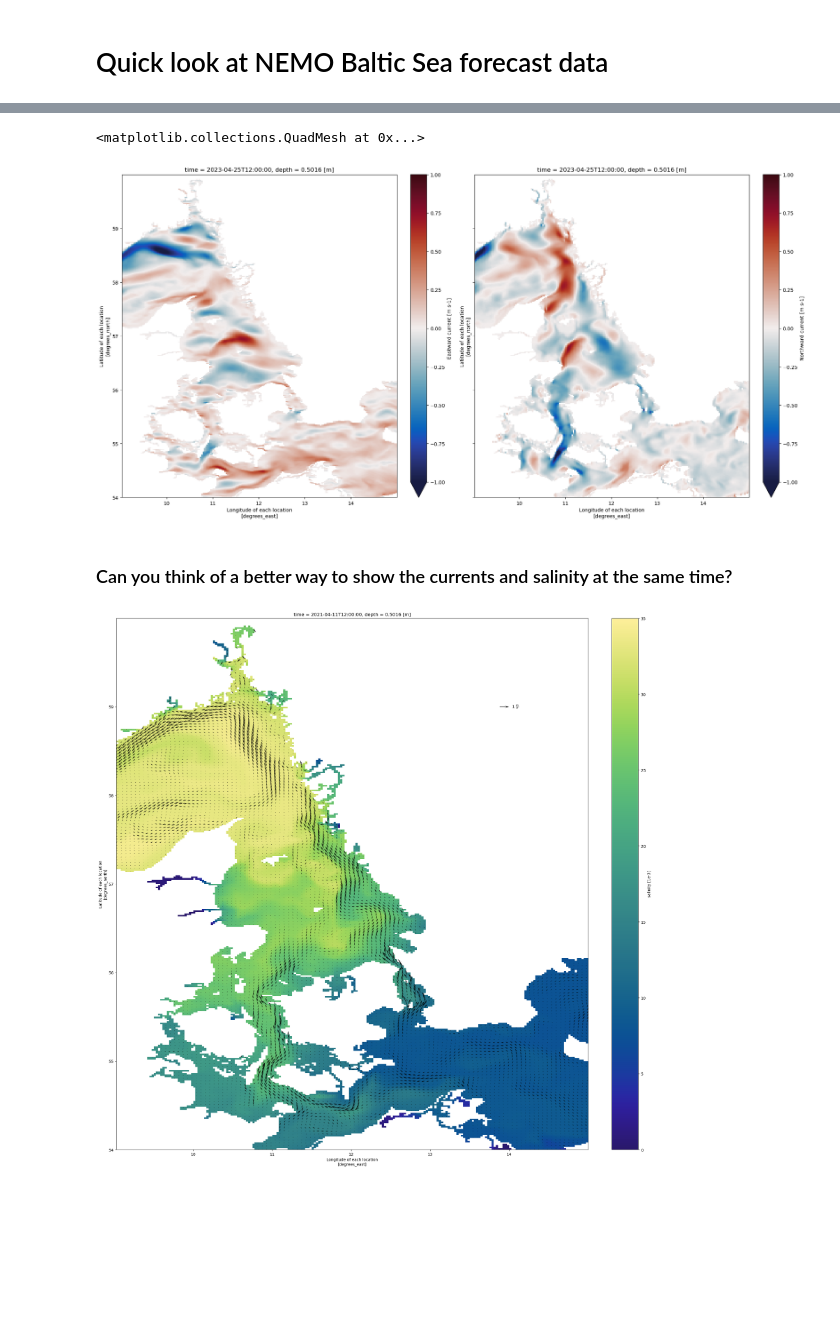
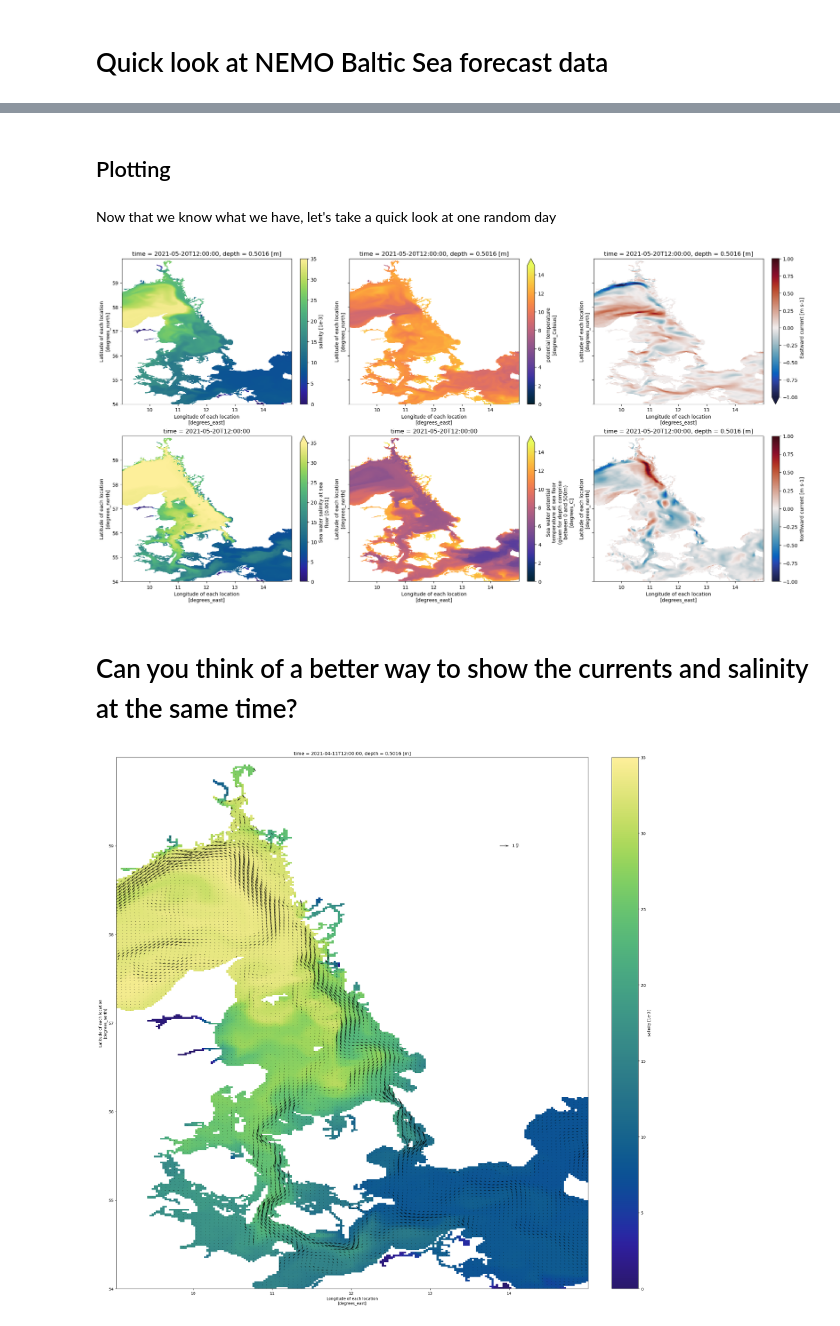
Before and after one commit to jmedholm/OC4920, a Jupyter notebook: Working_with_NEMO.ipynb, the cells around one changed output, grey strips where cells are left out. Cells and saved outputs as stored; diff of their text form; code cells hidden in the pictures; blank space fills up the shorter version.

Commit message:
Updated some text and made nicer plots

```diff
--- a/Working_with_NEMO.ipynb
+++ b/Working_with_NEMO.ipynb
@@ -40,3 +37,4 @@ def gridlines(ax,lon_tick,lat_tick):
 # %%
-ds = xr.open_dataset('/Users/xedhjo/Documents/Projects/OC4920/data/Baltic Sea/BAL-NEMO_PHY-2023042500.nc')
-ds = ds.sel(lon=slice(7,15),lat=slice(54,60))
+# Read in the multifile dataset, and subset to only contain Skagerrak and Kattegat
+ds = xr.open_mfdataset('/Users/xedhjo/Documents/Projects/OC4920/data/Baltic Sea/BAL-NEMO_PHY/*.nc')
+ds = ds.sel(lon=slice(7,15),lat=slice(54,60)) # If you'd like to do analysis on the Baltic, then comment out this line
@@ -98,3 +59,0 @@ ds.isel(time=0,depth=0)['vo'].plot(ax=bx,cmap=cmo.balance,vmin=-1,vmax=1)
-# %%
-ds = xr.open_mfdataset('/Users/xedhjo/Documents/Projects/OC4920/data/Baltic Sea/2023/04/*.nc')
-ds = ds.sel(lon=slice(7,15),lat=slice(54,60))
@@ -146,13 +60,32 @@ ds.isel(time=24)['bottomT'].plot(ax=bx,cmap=cmo.thermal,vmin=5,vmax=12)
-# %%
-fig, (ax,bx) = plt.subplots(1,2,figsize=(20,10),sharey=True,constrained_layout=True)
-
-ds.isel(time=24,depth=0)['uo'].plot(ax=ax,cmap=cmo.balance,vmin=-1,vmax=1)
-ds.isel(time=24,depth=0)['vo'].plot(ax=bx,cmap=cmo.balance,vmin=-1,vmax=1)
-# %% [output]
-<matplotlib.collections.QuadMesh at 0x...>
-[figure, removed]
+# %% [markdown]
+## Plotting
+# %% [markdown]
+Now that we know what we have, let's take a quick look at one random day
+# %%
+# We make a figure with six subplots, to plot temperature, salinity, and velocities
+i = 2 # Columns
+j = 3 # Rows
+fig, ax = plt.subplots(i,j,figsize=(20,10),sharey=True,constrained_layout=True)
+
+n = np.random.randint(0,len(ds.time))
+
+# To make the looping easier, we flatten the ax-variable (To go from ax[i][j] to ax[i*j])
+ax = ax.T.flatten()
+
+var = ['so','sob','thetao','bottomT','uo','vo']
+cmaps = [cmo.haline,cmo.haline,cmo.thermal,cmo.thermal,cmo.balance,cmo.balance]
+vmins = [0,0,0,0,-1,-1]
+vmaxs = [35,35,15,15,1,1]
+
+for i in range(6):
+    if len(ds[var[i]].dims) > 3:
+        ds.isel(time=n,depth=0)[var[i]].plot(ax=ax[i],vmin=vmins[i],vmax=vmaxs[i],cmap=cmaps[i])
+    else:
+        ds.isel(time=n)[var[i]].plot(ax=ax[i],vmin=vmins[i],vmax=vmaxs[i],cmap=cmaps[i])
+# %% [output]
+[figure, added]
 # %% [markdown]
-### Can you think of a better way to show the currents and salinity at the same time?
+# Can you think of a better way to show the currents and salinity at the same time?
 # %%
 fig, ax = plt.subplots(1,1,figsize=(20,20),constrained_layout=True)
 
```
Also changed, not shown: parts of 17 cells of this notebook.
